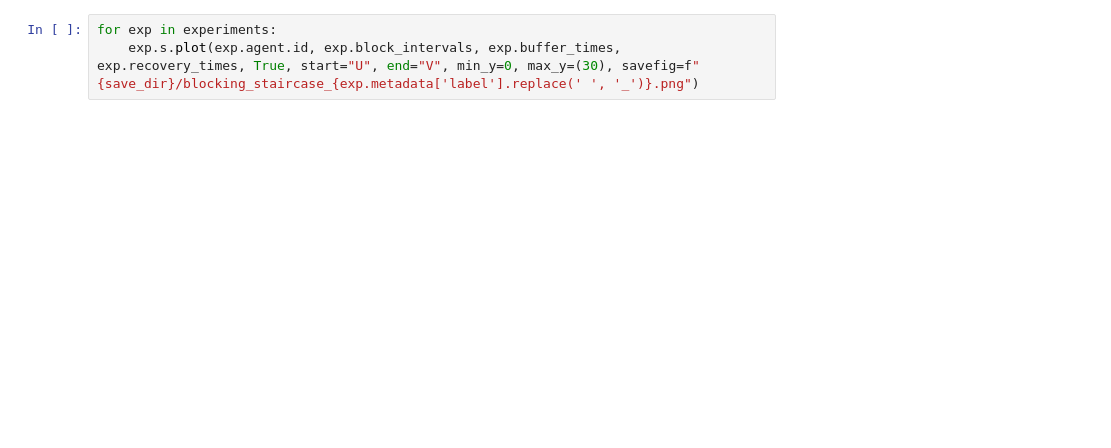
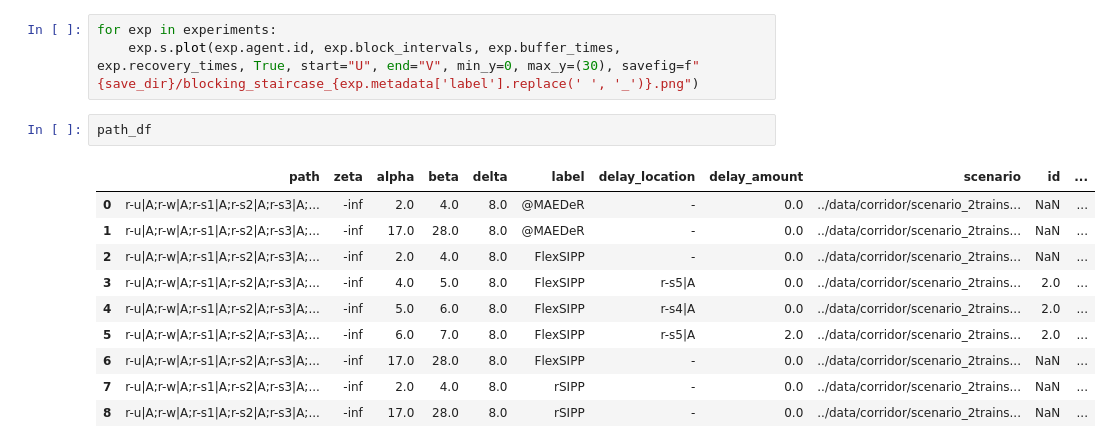
Before and after one commit to EricKemmeren/FlexSIPP, a Jupyter notebook: experiments/corridor.ipynb, the cells around one changed output. Cells and saved outputs as stored; diff of their text form; blank space fills up the shorter version.

```diff
--- a/experiments/corridor.ipynb
+++ b/experiments/corridor.ipynb
@@ -63,6 +107,19 @@ comp_df.to_csv(save_dir + "/corridor-comp.csv")
 # %%
 for exp in experiments:
     exp.s.plot(exp.agent.id, exp.block_intervals, exp.buffer_times, exp.recovery_times, True, start="U", end="V", min_y=0, max_y=(30), savefig=f"{save_dir}/blocking_staircase_{exp.metadata['label'].replace(' ', '_')}.png")
+# %%
+path_df
+# %% [output]
+|  | path | zeta | alpha | beta | delta | label | delay_location | delay_amount | scenario | id | ... |
+| 0 | r-u|A;r-w|A;r-s1|A;r-s2|A;r-s3|A;... | -inf | 2.0 | 4.0 | 8.0 | @MAEDeR | - | 0.0 | ../data/corridor/scenario_2trains... | NaN | ... |
+| 1 | r-u|A;r-w|A;r-s1|A;r-s2|A;r-s3|A;... | -inf | 17.0 | 28.0 | 8.0 | @MAEDeR | - | 0.0 | ../data/corridor/scenario_2trains... | NaN | ... |
+| 2 | r-u|A;r-w|A;r-s1|A;r-s2|A;r-s3|A;... | -inf | 2.0 | 4.0 | 8.0 | FlexSIPP | - | 0.0 | ../data/corridor/scenario_2trains... | NaN | ... |
+| 3 | r-u|A;r-w|A;r-s1|A;r-s2|A;r-s3|A;... | -inf | 4.0 | 5.0 | 8.0 | FlexSIPP | r-s5|A | 0.0 | ../data/corridor/scenario_2trains... | 2.0 | ... |
+| 4 | r-u|A;r-w|A;r-s1|A;r-s2|A;r-s3|A;... | -inf | 5.0 | 6.0 | 8.0 | FlexSIPP | r-s4|A | 0.0 | ../data/corridor/scenario_2trains... | 2.0 | ... |
+| 5 | r-u|A;r-w|A;r-s1|A;r-s2|A;r-s3|A;... | -inf | 6.0 | 7.0 | 8.0 | FlexSIPP | r-s5|A | 2.0 | ../data/corridor/scenario_2trains... | 2.0 | ... |
+| 6 | r-u|A;r-w|A;r-s1|A;r-s2|A;r-s3|A;... | -inf | 17.0 | 28.0 | 8.0 | FlexSIPP | - | 0.0 | ../data/corridor/scenario_2trains... | NaN | ... |
+| 7 | r-u|A;r-w|A;r-s1|A;r-s2|A;r-s3|A;... | -inf | 2.0 | 4.0 | 8.0 | rSIPP | - | 0.0 | ../data/corridor/scenario_2trains... | NaN | ... |
+| 8 | r-u|A;r-w|A;r-s1|A;r-s2|A;r-s3|A;... | -inf | 17.0 | 28.0 | 8.0 | rSIPP | - | 0.0 | ../data/corridor/scenario_2trains... | NaN | ... |
 # %%
 def td_str(td):
     return ':'.join(re.split(r'[:.]+', str(td)) [1:3])
```
Also changed, not shown: parts of 5 cells of this notebook.
